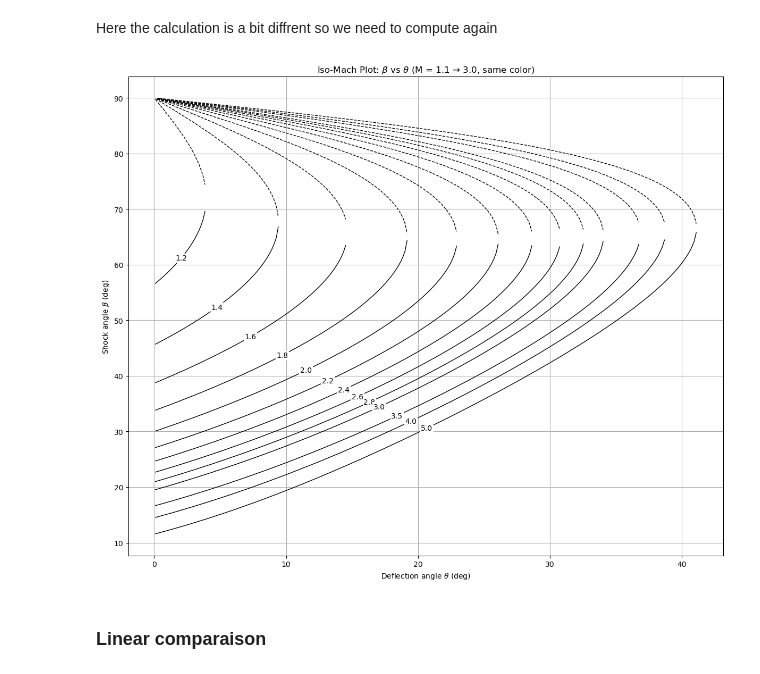
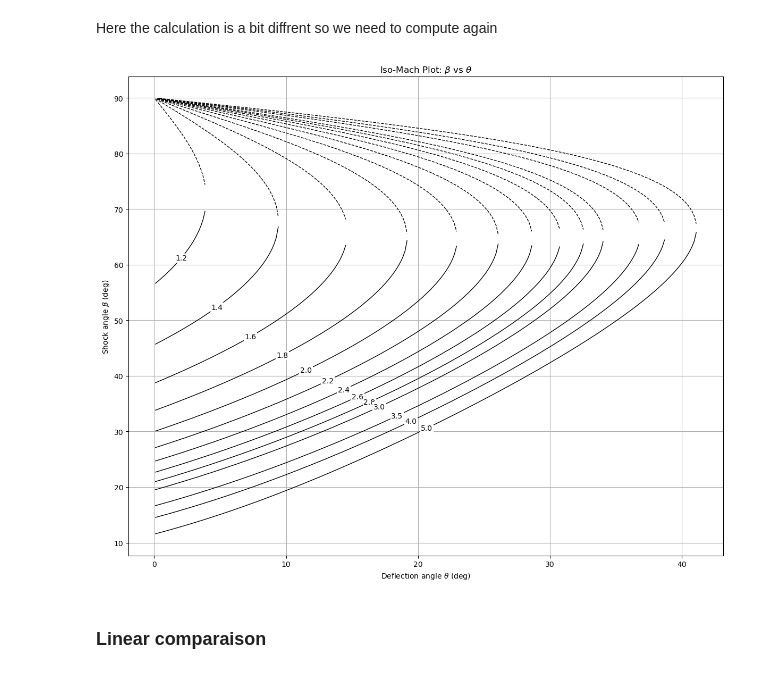
Before and after one commit to Samuel-Chapuis/Validation_Simulation_Supersonic_Linearized_Theory, a Jupyter notebook: Betha.ipynb, the cells around one changed output. Drawn from its saved outputs; the diff is of its cells as text; code cells hidden in the pictures.

```diff
--- a/Betha.ipynb
+++ b/Betha.ipynb
@@ -135,35 +135,35 @@ for M in mach_list:
 			break                                   # θ exceeds θ_max → stop
 
 		# weak β = first root
 		weak_pts.append((theta, math.degrees(betas[0])))
 
 		# strong β = second root if it exists
 		if len(betas) > 1:
 			strong_pts.append((theta, math.degrees(betas[1])))
 
 	# --- plot accumulated points --------------------------
 	if weak_pts:
 		t_w, b_w = zip(*weak_pts)
 		plt.plot(t_w, b_w, color='black', lw=1)
 
 		# Mach label on weak branch (middle of curve)
 		mid = len(t_w) // 2
 		plt.text(t_w[mid], b_w[mid], f"{M}",
 				 ha="center", va="center",
 				 bbox=dict(facecolor="white", edgecolor="none", pad=1.2))
 
 	if strong_pts:
 		t_s, b_s = zip(*strong_pts)
 		plt.plot(t_s, b_s, color='black', lw=1, ls='--')  # dashed = strong shock
 
 plt.xlabel(r"Deflection angle $\theta$ (deg)")
 plt.ylabel(r"Shock angle $\beta$ (deg)")
-plt.title(r"Iso-Mach Plot: $\beta$ vs $\theta$ (M = 1.1 → 3.0, same color)")
+plt.title(r"Iso-Mach Plot: $\beta$ vs $\theta$")
 plt.grid(True)
 plt.tight_layout()
 plt.show()
 # %% [output]
-[figure, old version]
+[figure, new version]
 # %% [markdown]
 ### Linear comparaison
 # %%
```
Also changed, not shown: parts of 1 cell of this notebook, 49 other files.
